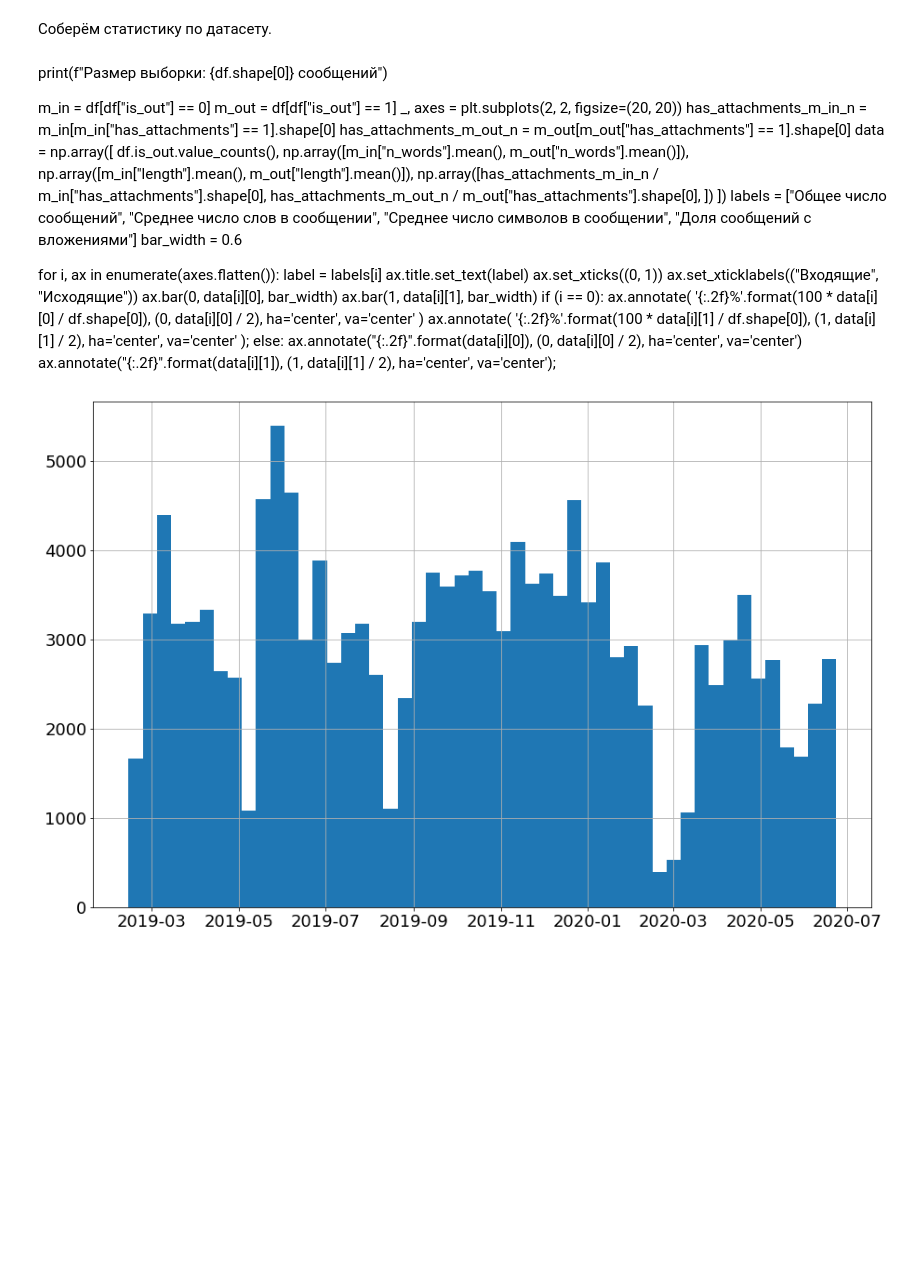
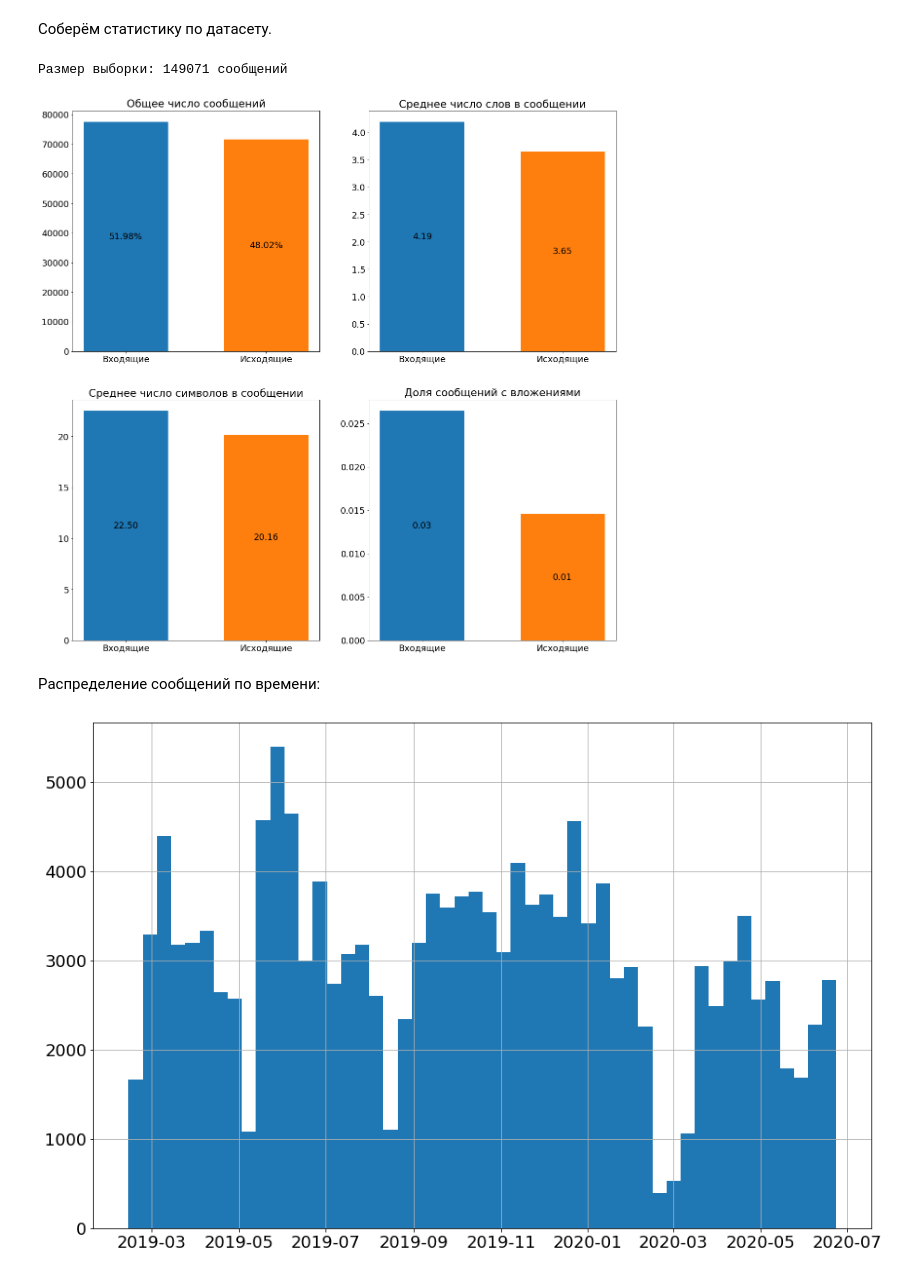
Before and after one commit to ShishckovA/messageGuesser, a Jupyter notebook: messageGuesser.ipynb, the cells around one changed output. Drawn from its saved outputs; the diff is of its cells as text; code cells hidden in the pictures; blank space fills up the shorter version.

```diff
--- a/messageGuesser.ipynb
+++ b/messageGuesser.ipynb
@@ -55,42 +55,47 @@ df.head(3)
 | 2 | 850845 | 2020-06-23 07:27:34 | Финес! Я знаю, чем мы займёмся се... | 0 | 0 | 1 | 7 | 39 |
 # %% [markdown]
 Соберём статистику по датасету.
-# %% [markdown]
-print(f"Размер выборки: {df.shape[0]} сообщений")
-
-m_in = df[df["is_out"] == 0]
-m_out = df[df["is_out"] == 1]
-_, axes = plt.subplots(2, 2, figsize=(20, 20))
-has_attachments_m_in_n = m_in[m_in["has_attachments"] == 1].shape[0]
-has_attachments_m_out_n = m_out[m_out["has_attachments"] == 1].shape[0]
-data = np.array([
-    df.is_out.value_counts(),
-    np.array([m_in["n_words"].mean(), m_out["n_words"].mean()]),
-    np.array([m_in["length"].mean(), m_out["length"].mean()]),
-    np.array([has_attachments_m_in_n / m_in["has_attachments"].shape[0],
-              has_attachments_m_out_n / m_out["has_attachments"].shape[0], ])
-])
-labels = ["Общее число сообщений", "Среднее число слов в сообщении",
-          "Среднее число символов в сообщении", "Доля сообщений с вложениями"]
-bar_width = 0.6
-
-for i, ax in enumerate(axes.flatten()):
-    label = labels[i]
-    ax.title.set_text(label)
-    ax.set_xticks((0, 1))
-    ax.set_xticklabels(("Входящие", "Исходящие"))
-    ax.bar(0, data[i][0], bar_width)
-    ax.bar(1,  data[i][1], bar_width)
-    if (i == 0):
-        ax.annotate(
-            '{:.2f}%'.format(100 * data[i][0] / df.shape[0]), (0, data[i][0] / 2), ha='center', va='center'
-        )
-        ax.annotate(
-            '{:.2f}%'.format(100 * data[i][1] / df.shape[0]), (1, data[i][1] / 2), ha='center', va='center'
-        );
-    else:
-        ax.annotate("{:.2f}".format(data[i][0]), (0, data[i][0] / 2), ha='center', va='center')
-        ax.annotate("{:.2f}".format(data[i][1]), (1, data[i][1] / 2), ha='center', va='center');
+# %%
+print(f"Размер выборки: {df.shape[0]} сообщений")
+
+m_in = df[df["is_out"] == 0]
+m_out = df[df["is_out"] == 1]
+_, axes = plt.subplots(2, 2, figsize=(20, 20))
+has_attachments_m_in_n = m_in[m_in["has_attachments"] == 1].shape[0]
+has_attachments_m_out_n = m_out[m_out["has_attachments"] == 1].shape[0]
+data = np.array([
+    df.is_out.value_counts(),
+    np.array([m_in["n_words"].mean(), m_out["n_words"].mean()]),
+    np.array([m_in["length"].mean(), m_out["length"].mean()]),
+    np.array([has_attachments_m_in_n / m_in["has_attachments"].shape[0],
+              has_attachments_m_out_n / m_out["has_attachments"].shape[0], ])
+])
+labels = ["Общее число сообщений", "Среднее число слов в сообщении",
+          "Среднее число символов в сообщении", "Доля сообщений с вложениями"]
+bar_width = 0.6
+
+for i, ax in enumerate(axes.flatten()):
+    label = labels[i]
+    ax.title.set_text(label)
+    ax.set_xticks((0, 1))
+    ax.set_xticklabels(("Входящие", "Исходящие"))
+    ax.bar(0, data[i][0], bar_width)
+    ax.bar(1,  data[i][1], bar_width)
+    if (i == 0):
+        ax.annotate(
+            '{:.2f}%'.format(100 * data[i][0] / df.shape[0]), (0, data[i][0] / 2), ha='center', va='center'
+        )
+        ax.annotate(
+            '{:.2f}%'.format(100 * data[i][1] / df.shape[0]), (1, data[i][1] / 2), ha='center', va='center'
+        );
+    else:
+        ax.annotate("{:.2f}".format(data[i][0]), (0, data[i][0] / 2), ha='center', va='center')
+        ax.annotate("{:.2f}".format(data[i][1]), (1, data[i][1] / 2), ha='center', va='center');
+# %% [output]
+Размер выборки: 149071 сообщений
+[figure, added]
+# %% [markdown]
+Распределение сообщений по времени:
 # %%
 df.timestamp.hist(bins=50, figsize=plot_size);
 # %% [output]
```
